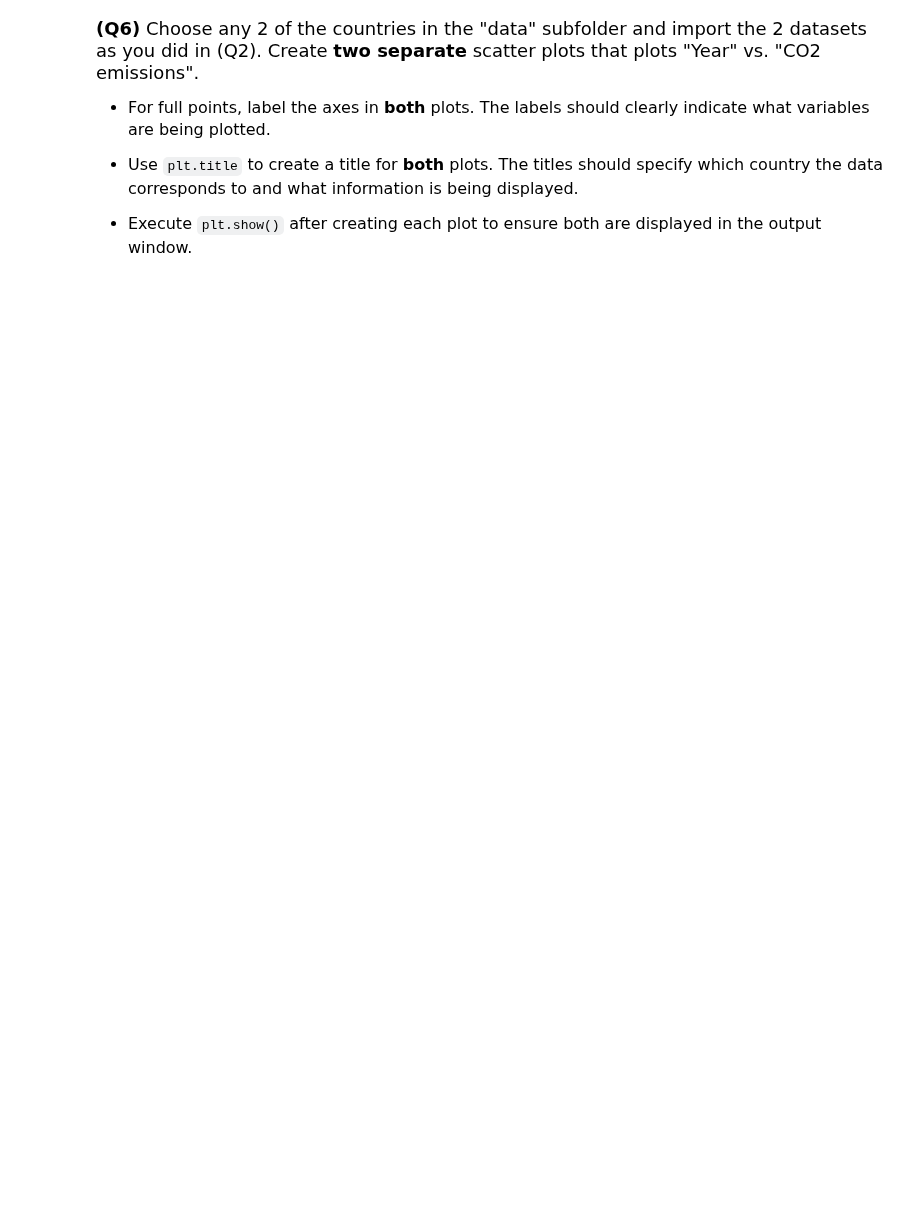
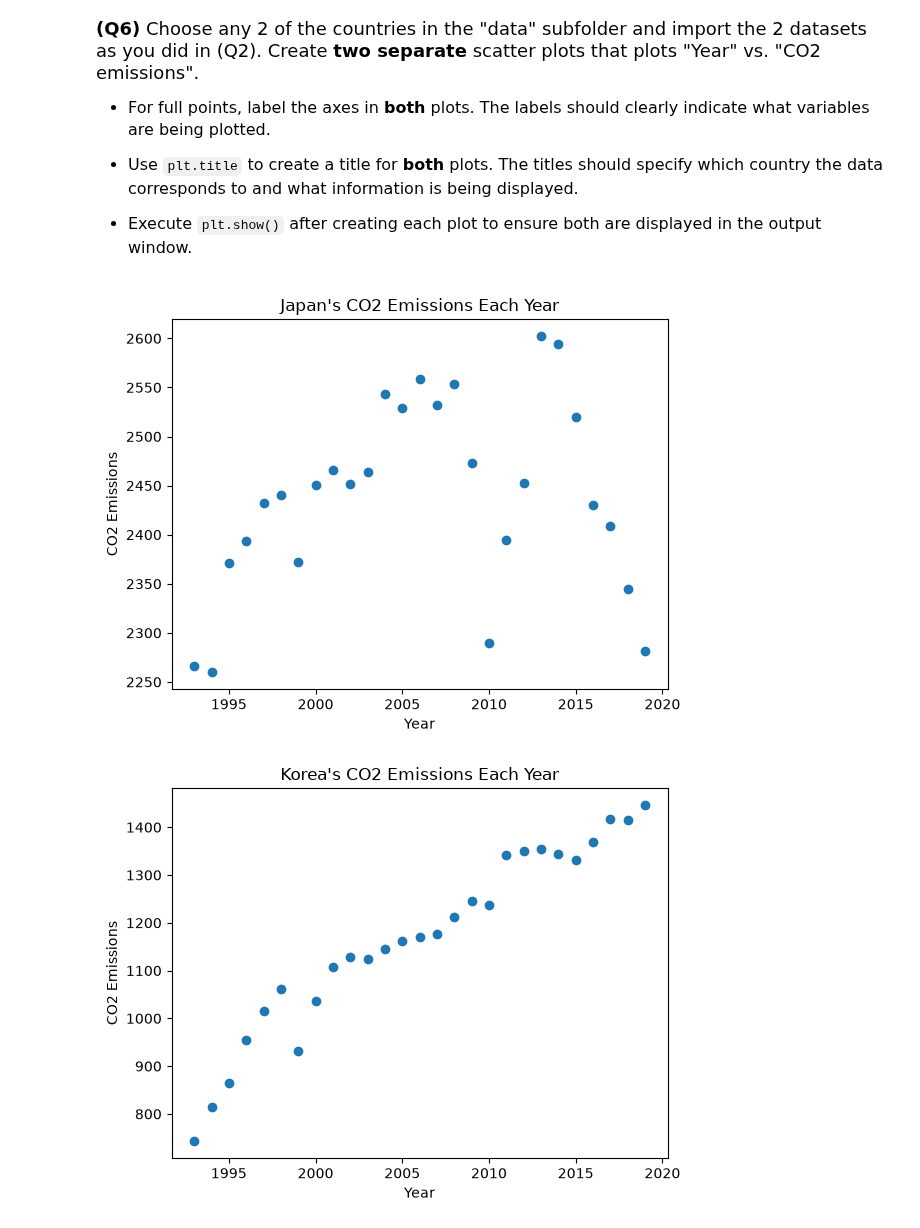
Before and after one commit to BrewingA/datasci151fall2026, a Jupyter notebook: _assignments/assignment_2/Assignment2.ipynb, the cells around one changed output. Drawn from its saved outputs; the diff is of its cells as text; code cells hidden in the pictures; blank space fills up the shorter version.

```diff
--- a/_assignments/assignment_2/Assignment2.ipynb
+++ b/_assignments/assignment_2/Assignment2.ipynb
@@ -118,0 +155,18 @@ us_emissions["CO2_emission"].describe()
+# %%
+# Write your answer
+japan_emissions = pd.read_csv('data/japan_emission.csv')
+korea_emissions = pd.read_csv('data/korea_emission.csv')
+plt.scatter(x = japan_emissions['Year'], y = japan_emissions['CO2_emission'])
+plt.xlabel("Year")
+plt.ylabel("CO2 Emissions")
+plt.title("Japan's CO2 Emissions Each Year")
+plt.show()
+
+plt.scatter(x = korea_emissions['Year'], y = korea_emissions['CO2_emission'])
+plt.xlabel("Year")
+plt.ylabel("CO2 Emissions")
+plt.title("Korea's CO2 Emissions Each Year")
+plt.show()
+# %% [output]
+[figure, added]
+[figure, added]
```
Also changed, not shown: parts of 8 cells of this notebook, 1 other file.
